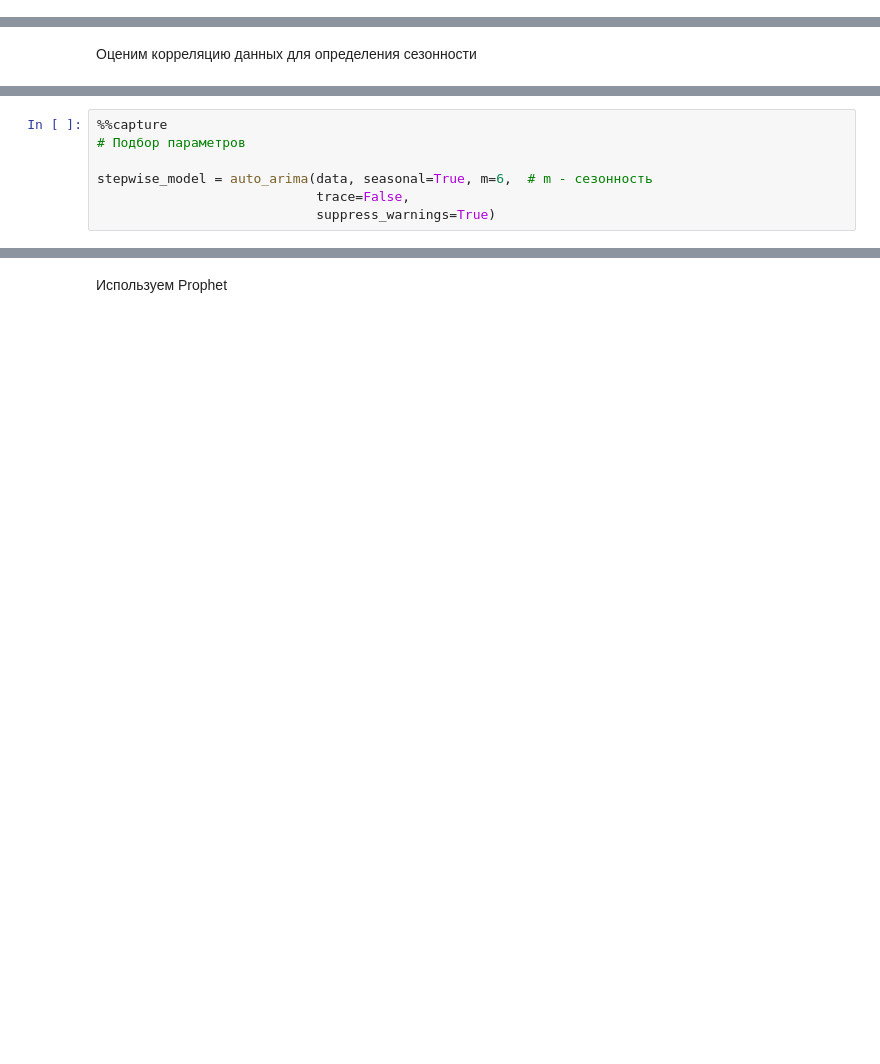
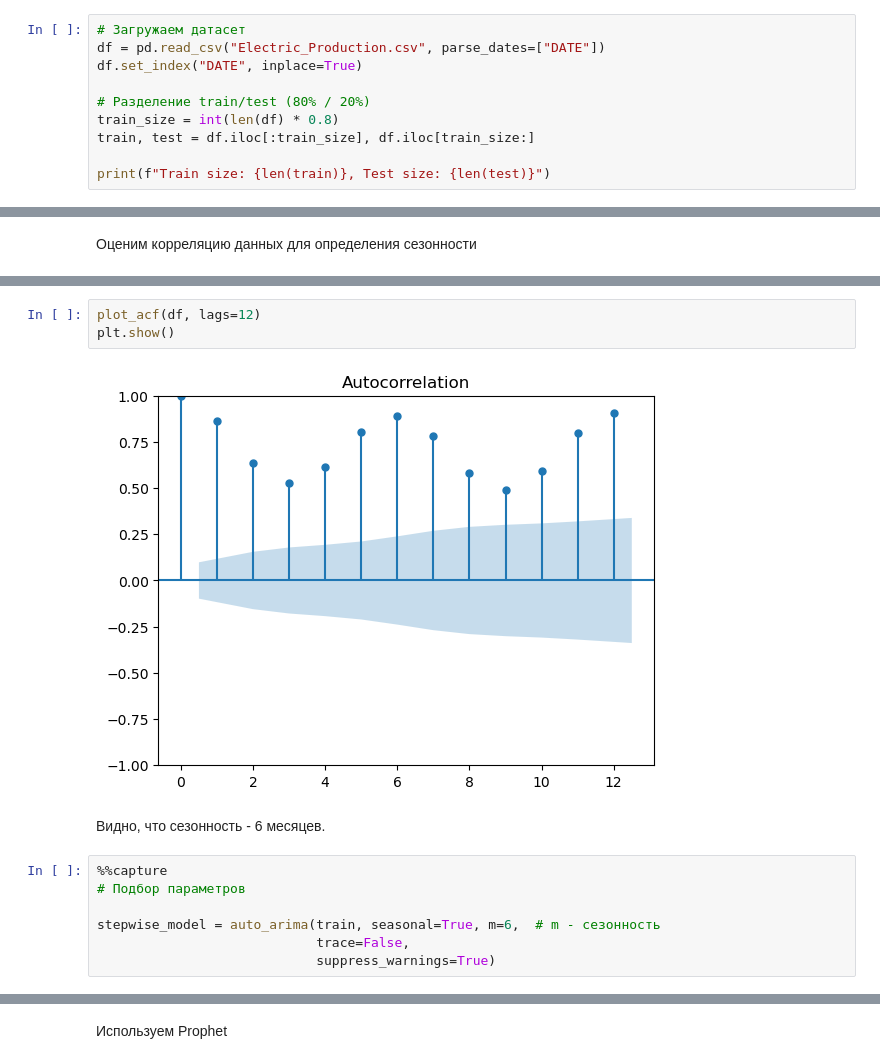
Before and after one commit to matfiz17181920/ML01_P_Online, a Jupyter notebook: Ivan_Aleksandrovich/DZ_18/sarima.ipynb, the cells around one changed output, grey strips where cells are left out. Saved outputs shown, nothing was run; the diff lists cells and outputs as text; blank space fills up the shorter version.

```diff
--- a/Ivan_Aleksandrovich/DZ_18/sarima.ipynb
+++ b/Ivan_Aleksandrovich/DZ_18/sarima.ipynb
@@ -16,0 +14,10 @@ data.set_index("DATE", inplace=True)
+# %%
+# Загружаем датасет
+df = pd.read_csv("Electric_Production.csv", parse_dates=["DATE"])
+df.set_index("DATE", inplace=True)
+
+# Разделение train/test (80% / 20%)
+train_size = int(len(df) * 0.8)
+train, test = df.iloc[:train_size], df.iloc[train_size:]
+
+print(f"Train size: {len(train)}, Test size: {len(test)}")
@@ -49,11 +39,18 @@ plot_acf(data, lags=6)
 plt.show()
 # %% [output]
 [figure]
+# %%
+plot_acf(df, lags=12)
+plt.show()
+# %% [output]
+[figure, added]
+# %% [markdown]
+Видно, что сезонность - 6 месяцев.
 # %%
 %%capture
 # Подбор параметров
 
-stepwise_model = auto_arima(data, seasonal=True, m=6,  # m - сезонность
+stepwise_model = auto_arima(train, seasonal=True, m=6,  # m - сезонность
                             trace=False,
                             suppress_warnings=True)
 # %%
```
Also changed, not shown: parts of 21 cells of this notebook.
